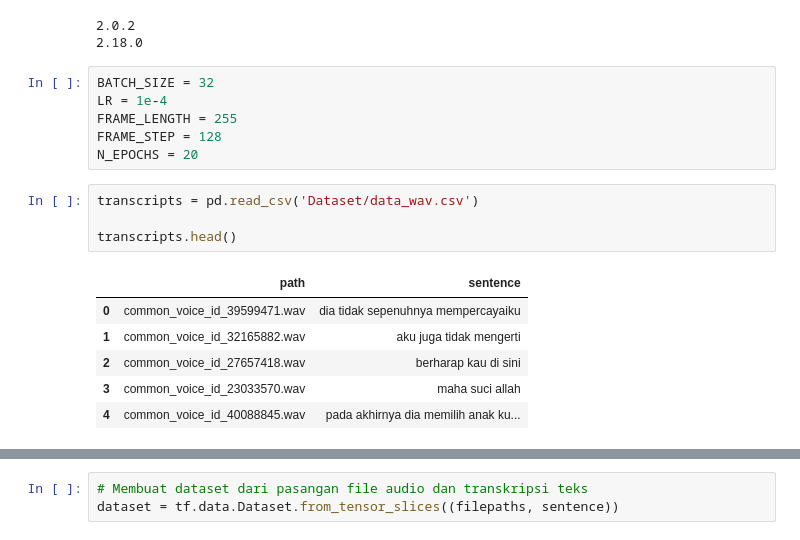
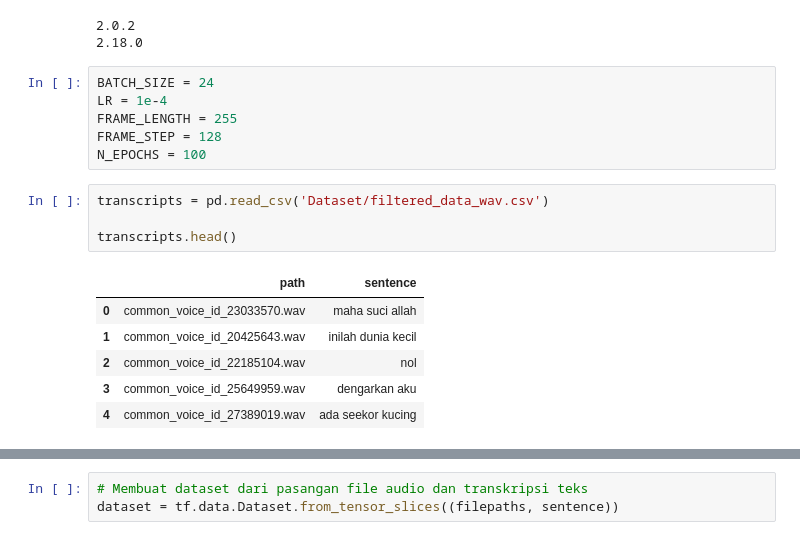
Before and after one commit to InstaHelp-CapstoneProject/MachineLearning, a Jupyter notebook: speech_to_text.ipynb, the cells around one changed output, grey strips where cells are left out. Saved outputs shown, nothing was run; the diff lists cells and outputs as text.

```diff
--- a/speech_to_text.ipynb
+++ b/speech_to_text.ipynb
@@ -36,19 +37,19 @@ print(tf.__version__)
 2.0.2
 2.18.0
 # %%
-BATCH_SIZE = 32
+BATCH_SIZE = 24
 LR = 1e-4
 FRAME_LENGTH = 255
 FRAME_STEP = 128
-N_EPOCHS = 20
+N_EPOCHS = 100
 # %%
-transcripts = pd.read_csv('Dataset/data_wav.csv')
+transcripts = pd.read_csv('Dataset/filtered_data_wav.csv')
 
 transcripts.head()
 # %% [output]
 |  | path | sentence |
-| 0 | common_voice_id_39599471.wav | dia tidak sepenuhnya mempercayaiku |
-| 1 | common_voice_id_32165882.wav | aku juga tidak mengerti |
-| 2 | common_voice_id_27657418.wav | berharap kau di sini |
-| 3 | common_voice_id_23033570.wav | maha suci allah |
-| 4 | common_voice_id_40088845.wav | pada akhirnya dia memilih anak ku... |
+| 0 | common_voice_id_23033570.wav | maha suci allah |
+| 1 | common_voice_id_20425643.wav | inilah dunia kecil |
+| 2 | common_voice_id_22185104.wav | nol |
+| 3 | common_voice_id_25649959.wav | dengarkan aku |
+| 4 | common_voice_id_27389019.wav | ada seekor kucing |
```
Also changed, not shown: parts of 25 cells of this notebook, 1 other file.
